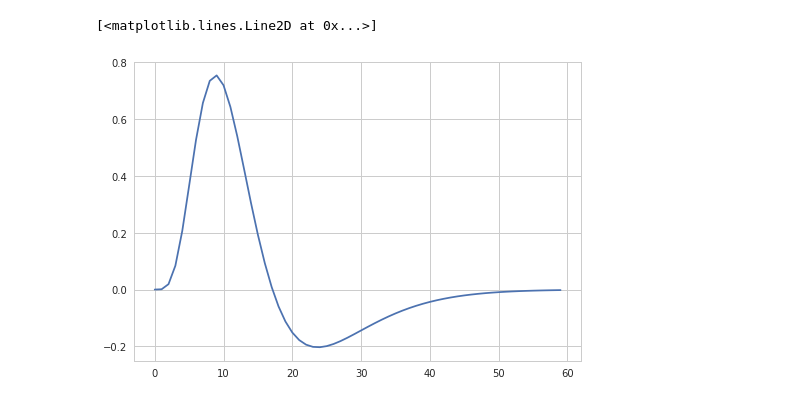
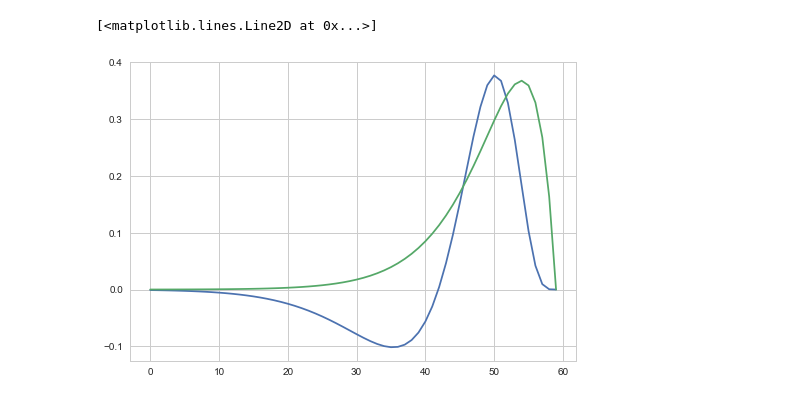
Before and after one commit to melizalab/dstrf, a Jupyter notebook: mat/matfiltmat.ipynb, the cells around one changed output. Drawn from its saved outputs; the diff is of its cells as text; code cells hidden in the pictures.

```diff
--- a/mat/matfiltmat.ipynb
+++ b/mat/matfiltmat.ipynb
@@ -34,29 +34,30 @@ matparams_f = matparams[matparams_i]
 # %%
 # convolution - simple alpha kernel
 from scipy.signal import resample
 stim_dt = 10.0
 
 # alpha filter
 tau_h = 50
 tt = np.arange(0, 600, stim_dt)
-k1 = tt / tau_h * np.exp(-tt / tau_h)
+ka = np.flipud(tt / tau_h * np.exp(-tt / tau_h))
 
 # difference of gammas:
 from scipy.special import gamma
 tau_h1 = 600. / 32
 tau_h2 = 600. / 16
 kg1 = 1/(gamma(6)*tau_h1)*(tt/tau_h1)**5 * np.exp(-tt/tau_h1)
 kg2 = 1/(gamma(6)*tau_h2)*(tt/tau_h2)**5 * np.exp(-tt/tau_h2)
-k1 = (kg1 - kg2 / 1.5)
-k1 /= np.linalg.norm(k1) / 2
+k1 = np.flipud(kg1 - kg2 / 1.5)
+k1 /= np.linalg.norm(k1)
 
 # this is slow, but should work as proof of principle
 def filter_stimulus(S, k1):
     return resample(np.convolve(S, k1, mode="same"), n_samples)
 plt.plot(k1)
+plt.plot(ka)
 # %% [output]
 [<matplotlib.lines.Line2D at 0x...>]
-[figure, old version]
+[figure, new version]
 # %%
 # generate data to fit
 np.random.seed(1)
```
Also changed, not shown: parts of 13 cells of this notebook.
